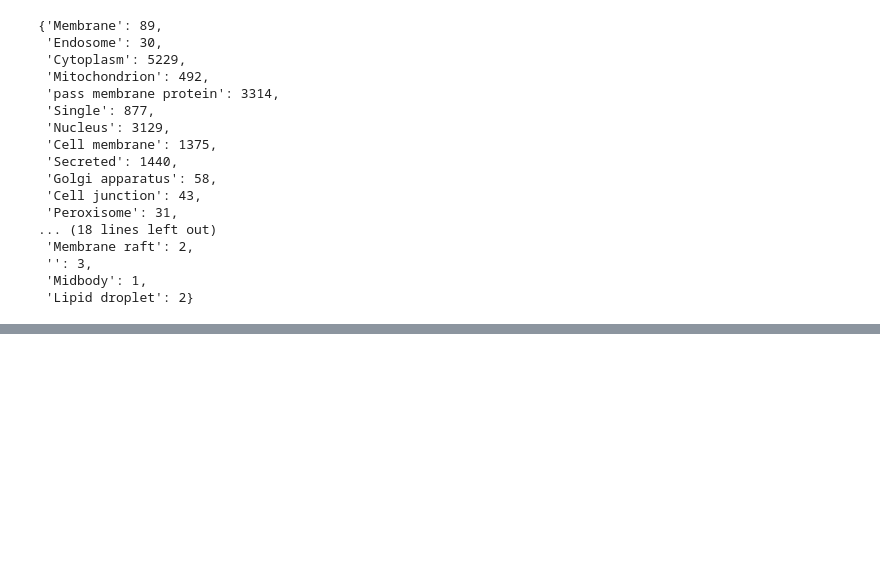
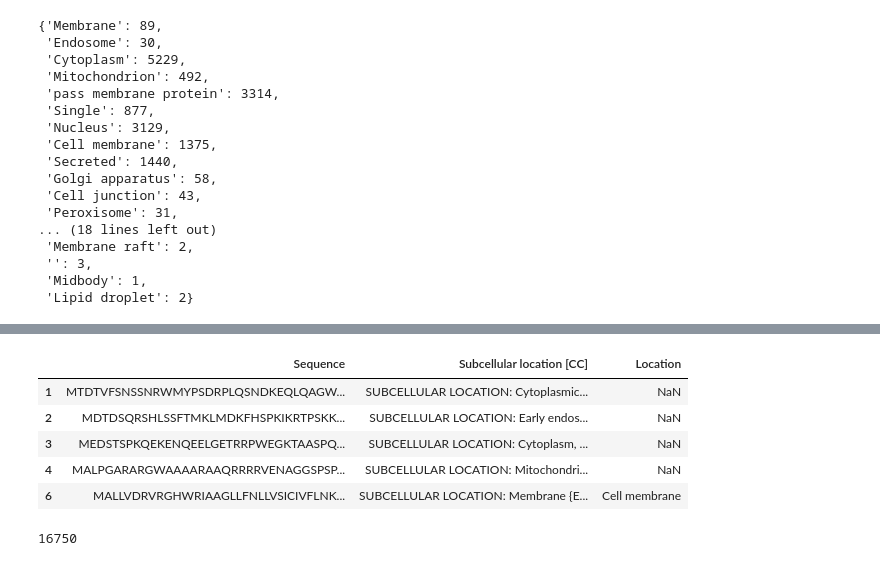
Before and after one commit to Mees-Molenaar/protein_location, a Jupyter notebook: notebooks/clean_data.ipynb, the cells around one changed output, grey strips where cells are left out. Saved outputs shown, nothing was run; the diff lists cells and outputs as text; code cells hidden in the pictures; blank space fills up the shorter version.

Commit message:
Better data cleaning for better classification

```diff
--- a/notebooks/clean_data.ipynb
+++ b/notebooks/clean_data.ipynb
@@ -270,0 +278,4 @@ df.to_csv(file_path, sep=';', index=False)
+# %%
+file_path = Path('/home/mees/Desktop/Machine_Learning/subcellular_location/data/raw/protein_data_2021-02-07')
+df = pd.read_csv(file_path, sep=';')
+df.head(5)
@@ -270,0 +289,4 @@ df.to_csv(file_path, sep=';', index=False)
+# %%
+# Drop the unused columns
+df.drop(columns=['Unnamed: 0', 'Entry', 'Entry name', 'Protein names', 'Gene names'], inplace=True)
+df.head(5)
@@ -270,0 +300,4 @@ df.to_csv(file_path, sep=';', index=False)
+# %%
+# Drop the NAN version
+df.dropna(inplace=True)
+df.head(5)
@@ -270,0 +311,11 @@ df.to_csv(file_path, sep=';', index=False)
+# %%
+df['Subcellular location [CC]'] = df['Subcellular location [CC]'].str.strip()
+
+df.head(5)
+# %% [output]
+|  | Sequence | Subcellular location [CC] | Location |
+| 1 | MTDTVFSNSSNRWMYPSDRPLQSNDKEQLQAGW... | SUBCELLULAR LOCATION: Cytoplasmic... | NaN |
+| 2 | MDTDSQRSHLSSFTMKLMDKFHSPKIKRTPSKK... | SUBCELLULAR LOCATION: Early endos... | NaN |
+| 3 | MEDSTSPKQEKENQEELGETRRPWEGKTAASPQ... | SUBCELLULAR LOCATION: Cytoplasm, ... | NaN |
+| 4 | MALPGARARGWAAAARAAQRRRRVENAGGSPSP... | SUBCELLULAR LOCATION: Mitochondri... | NaN |
+| 6 | MALLVDRVRGHWRIAAGLLFNLLVSICIVFLNK... | SUBCELLULAR LOCATION: Membrane {E... | Cell membrane |
@@ -270,0 +335,4 @@ df.to_csv(file_path, sep=';', index=False)
+# %%
+len(df)
+# %% [output]
+16750
```
Also changed, not shown: parts of 19 cells of this notebook, 1 other file.
